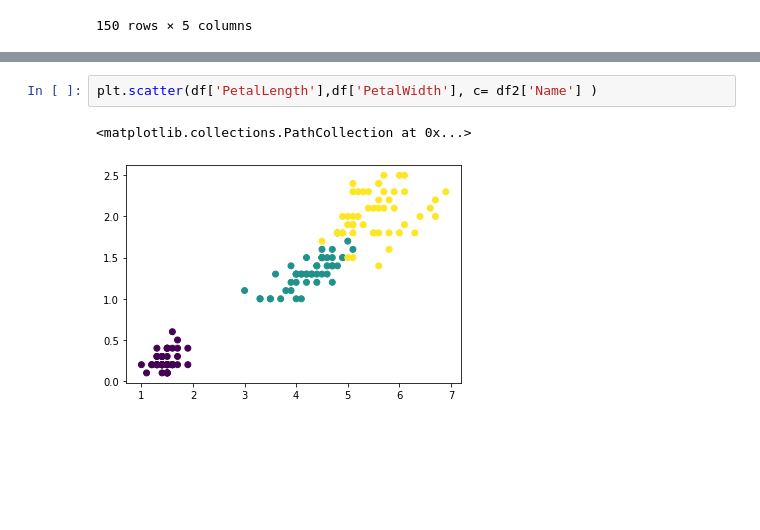
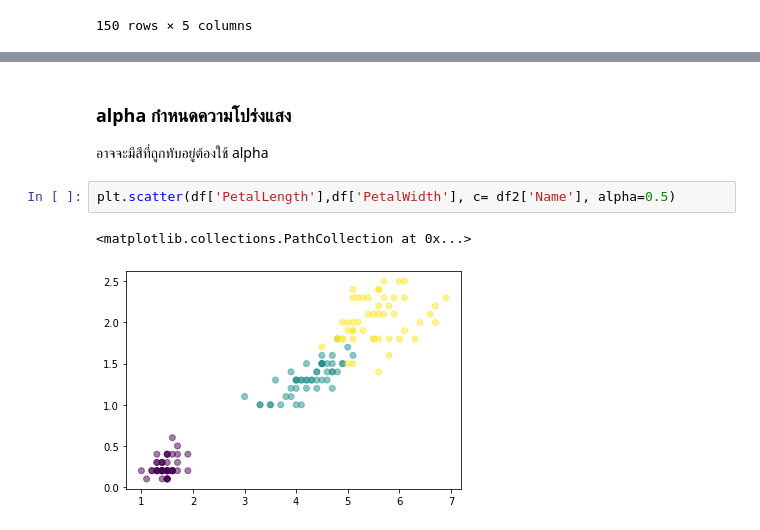
Before and after one commit to PondKann/data_viz, a Jupyter notebook: Visualize_Data_Distribution_(02).ipynb, the cells around one changed output, grey strips where cells are left out. Drawn from its saved outputs; the diff is of its cells as text; blank space fills up the shorter version.

```diff
--- a/Visualize_Data_Distribution_(02).ipynb
+++ b/Visualize_Data_Distribution_(02).ipynb
@@ -53,5 +58,8 @@ df2
+# %% [markdown]
+### alpha กำหนดความโปร่งแสง
+อาจจะมีสีที่ถูกทับอยู่ต้องใช้ alpha
 # %%
-plt.scatter(df['PetalLength'],df['PetalWidth'], c= df2['Name'] )
+plt.scatter(df['PetalLength'],df['PetalWidth'], c= df2['Name'], alpha=0.5)
 # %% [output]
 <matplotlib.collections.PathCollection at 0x...>
-[figure, old version]
+[figure, new version]
```
Also changed, not shown: parts of 8 cells of this notebook.
